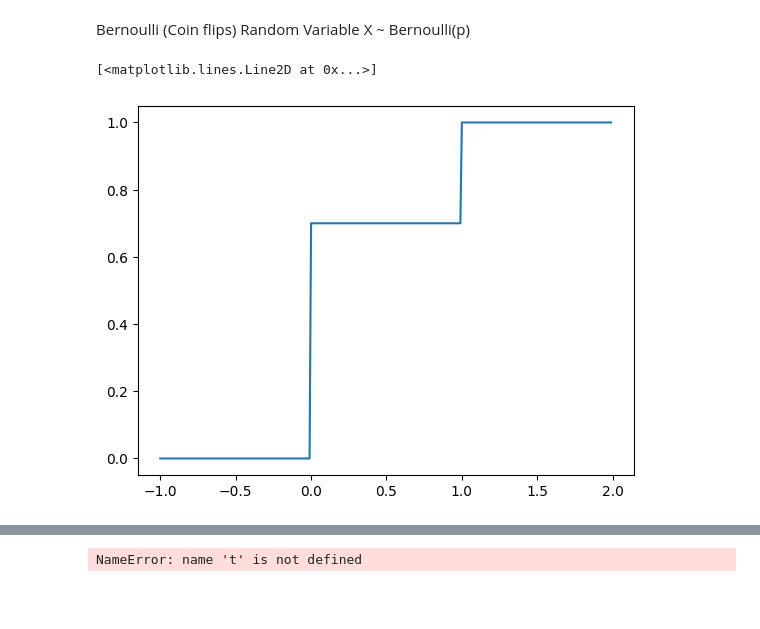
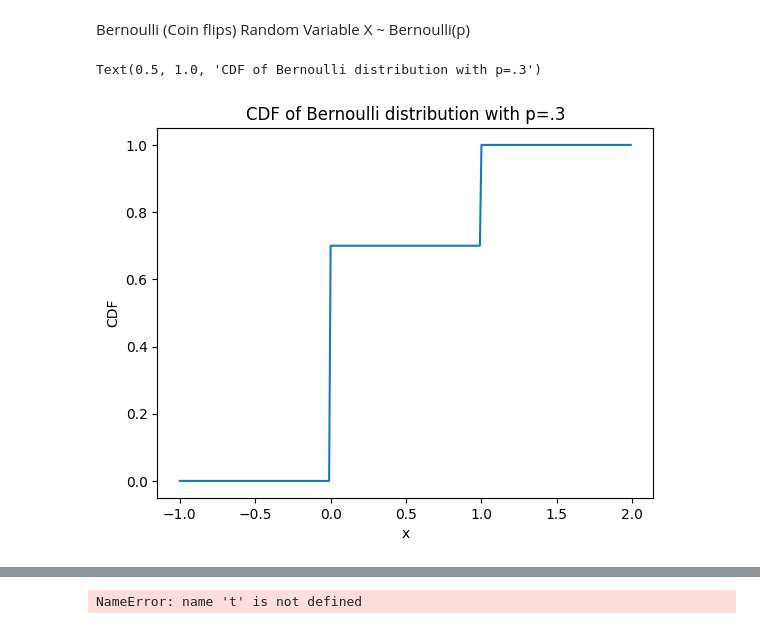
Before and after one commit to lbg251/Up-skilling, a Jupyter notebook: distributions.ipynb, the cells around one changed output, grey strips where cells are left out. Drawn from its saved outputs; the diff is of its cells as text; code cells hidden in the pictures; blank space fills up the shorter version.

Commit message:
played with plotting in distributions

```diff
--- a/distributions.ipynb
+++ b/distributions.ipynb
@@ -11,18 +11,21 @@ Random Variable X ~ Bernoulli(p)
 # %%
 ### CDF for Bernoulli distribution
 
 def Bernoulli_cdf(x,p):
     if x < 0:
         return 0
     elif x >=0 and x<1:
         return 1-p
     else:
         return 1
 
 p = 0.3
 x = t.arange(-1,2,0.01)
 cdf_B = [Bernoulli_cdf(x[j],p) for j in range(len(x))]
 plt.plot(x, cdf_B)
+plt.xlabel("x")
+plt.ylabel("CDF")
+plt.title("CDF of Bernoulli distribution with p=.3")
 # %% [output]
-[<matplotlib.lines.Line2D at 0x...>]
+Text(0.5, 1.0, 'CDF of Bernoulli distribution with p=.3')
-[figure, old version]
+[figure, new version]
```
Also changed, not shown: parts of 7 cells of this notebook.
